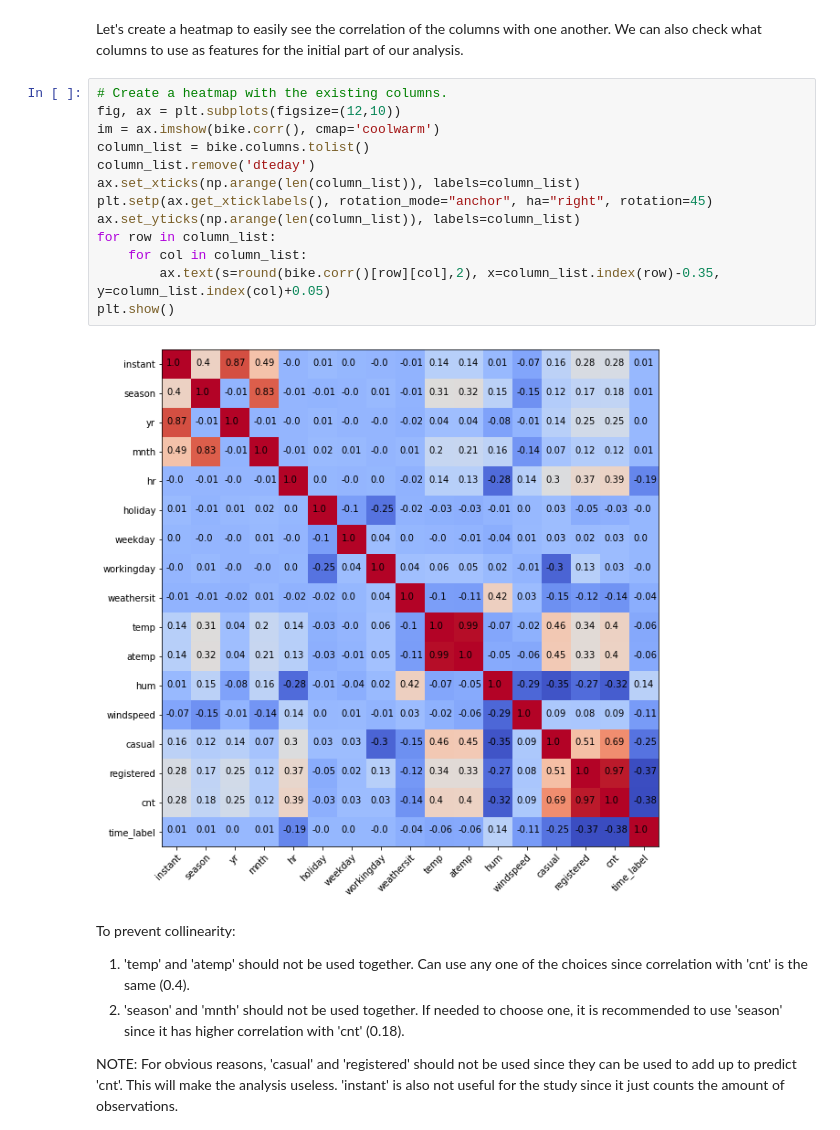
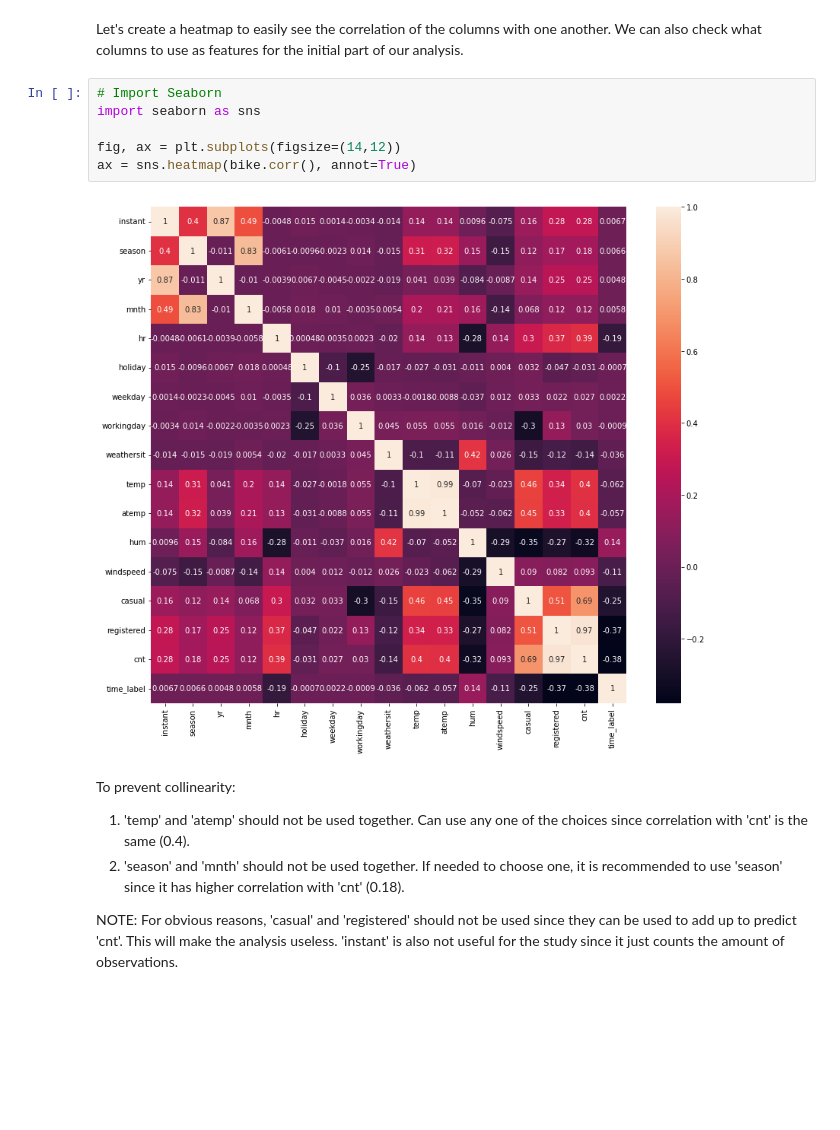
Before and after one commit to abwromero/portfolio, a Jupyter notebook: Bike Rentals.ipynb, the cells around one changed output. Cells and saved outputs as stored; diff of their text form; blank space fills up the shorter version.

Commit message:
Update with use of Seaborn

```diff
--- a/Bike Rentals.ipynb
+++ b/Bike Rentals.ipynb
@@ -108,20 +108,13 @@ bike['time_label'] = bike['hr'].apply(assign_label)
 # %% [markdown]
 Let's create a heatmap to easily see the correlation of the columns with one another. We can also check what columns to use as features for the initial part of our analysis.
 # %%
-# Create a heatmap with the existing columns.
-fig, ax = plt.subplots(figsize=(12,10))
-im = ax.imshow(bike.corr(), cmap='coolwarm')
-column_list = bike.columns.tolist()
-column_list.remove('dteday')
-ax.set_xticks(np.arange(len(column_list)), labels=column_list)
-plt.setp(ax.get_xticklabels(), rotation_mode="anchor", ha="right", rotation=45)
-ax.set_yticks(np.arange(len(column_list)), labels=column_list)
-for row in column_list:
-    for col in column_list:
-        ax.text(s=round(bike.corr()[row][col],2), x=column_list.index(row)-0.35, y=column_list.index(col)+0.05)
-plt.show()
+# Import Seaborn
+import seaborn as sns
+
+fig, ax = plt.subplots(figsize=(14,12))
+ax = sns.heatmap(bike.corr(), annot=True)
 # %% [output]
-[figure, old version]
+[figure, new version]
 # %% [markdown]
 To prevent collinearity:
 1. 'temp' and 'atemp' should not be used together. Can use any one of the choices since correlation with 'cnt' is the same (0.4).
```
Also changed, not shown: parts of 2 cells of this notebook, 3 other files.
